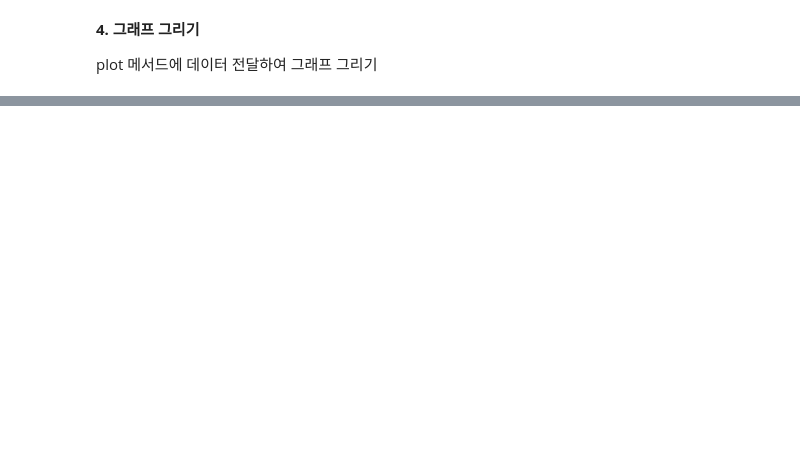
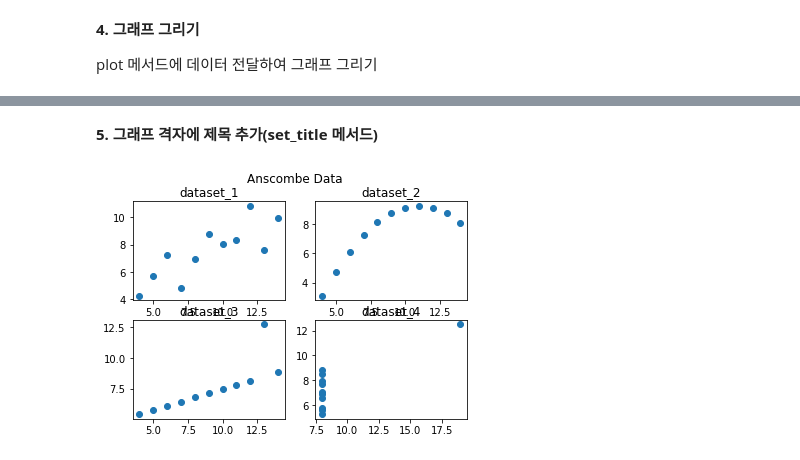
Before and after one commit to jeekyung/ESAA, a Jupyter notebook: Do_it!_데이터_분석을_위한_판다스_입문_pg_81~119_필사.ipynb, the cells around one changed output, grey strips where cells are left out. Saved outputs shown, nothing was run; the diff lists cells and outputs as text; code cells hidden in the pictures; blank space fills up the shorter version.

```diff
--- a/Do_it!_데이터_분석을_위한_판다스_입문_pg_81~119_필사.ipynb
+++ b/Do_it!_데이터_분석을_위한_판다스_입문_pg_81~119_필사.ipynb
@@ -149,0 +151,11 @@ fig  #그래프 확인 위해 fig 반드시 입력해야 함
+# %% [markdown]
+**5. 그래프 격자에 제목 추가(set_title 메서드)**
+# %%
+axes1.set_title("dataset_1")
+axes2.set_title("dataset_2")
+axes3.set_title("dataset_3")
+axes4.set_title("dataset_4")
+
+fig
+# %% [output]
+[figure, added]
```
Also changed, not shown: parts of 130 cells of this notebook.
